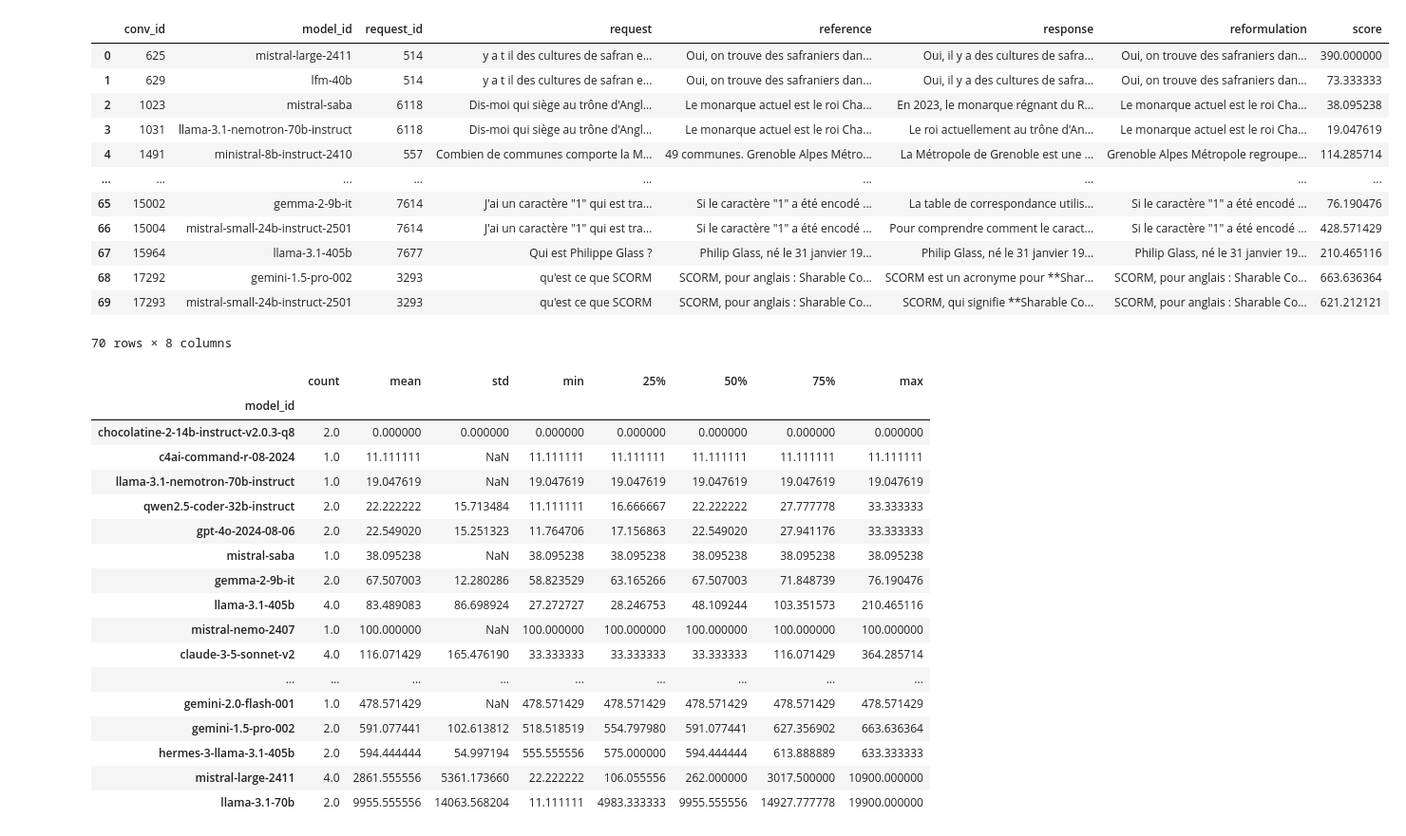
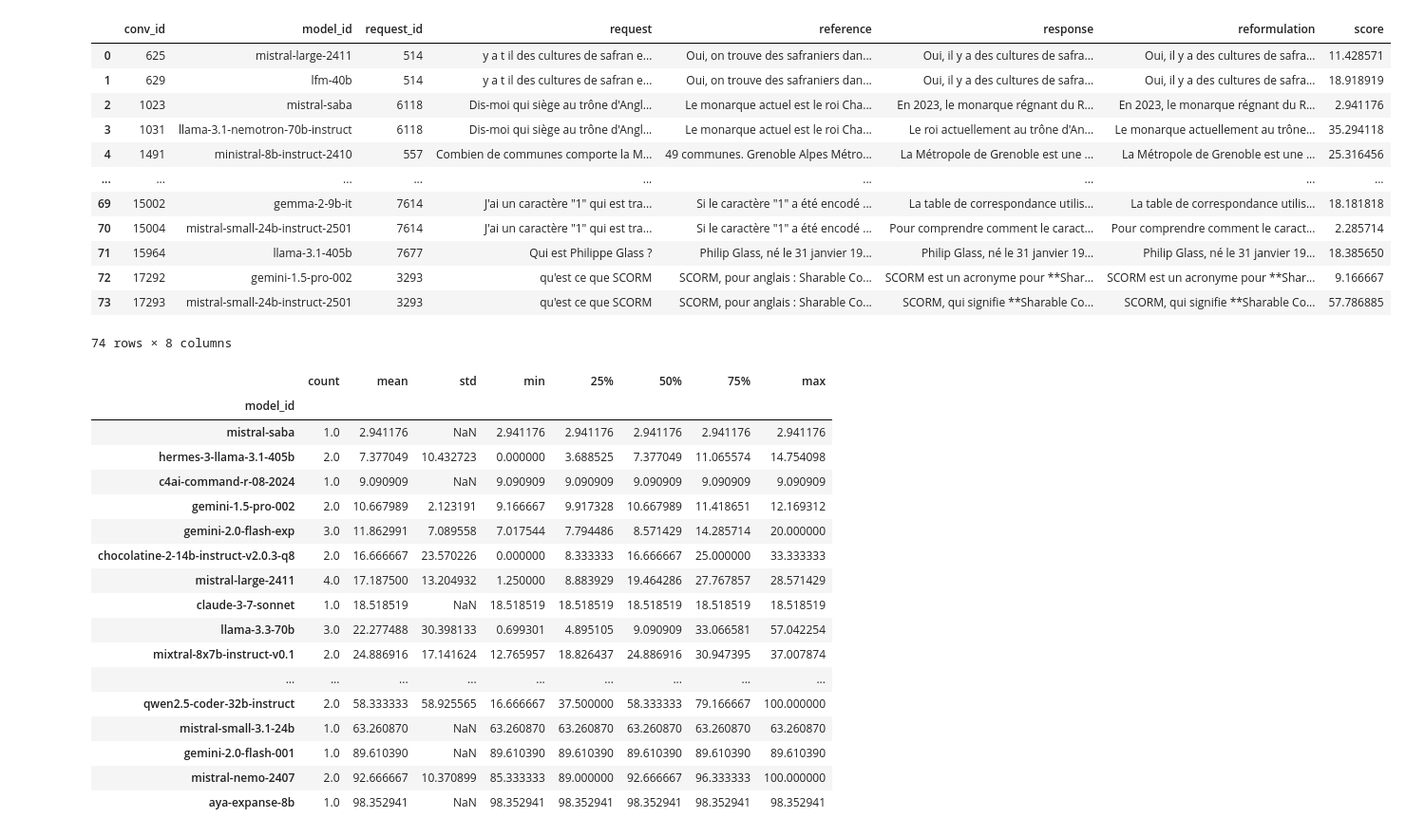
Before and after one commit to dieuantoine/aiter, a Jupyter notebook: analysis/notebooks/scores_analysis.ipynb, the cells around one changed output. Shown at 95% size. Drawn from its saved outputs; the diff is of its cells as text; code cells hidden in the pictures.

```diff
--- a/analysis/notebooks/scores_analysis.ipynb
+++ b/analysis/notebooks/scores_analysis.ipynb
@@ -1,43 +1,43 @@
 # %%
 import pandas as pd
 
-df = pd.read_csv("../../data/results_test1.csv")
+df = pd.read_csv("../../data/results_hyp_3.csv")
 df
 # %% [output]
 |  | conv_id | model_id | request_id | request | reference | response | reformulation | score |
-| 0 | 625 | mistral-large-2411 | 514 | y a t il des cultures de safran e... | Oui, on trouve des safraniers dan... | Oui, il y a des cultures de safra... | Oui, on trouve des safraniers dan... | 390.000000 |
-| 1 | 629 | lfm-40b | 514 | y a t il des cultures de safran e... | Oui, on trouve des safraniers dan... | Oui, il y a des cultures de safra... | Oui, on trouve des safraniers dan... | 73.333333 |
-| 2 | 1023 | mistral-saba | 6118 | Dis-moi qui siège au trône d'Angl... | Le monarque actuel est le roi Cha... | En 2023, le monarque régnant du R... | Le monarque actuel est le roi Cha... | 38.095238 |
-| 3 | 1031 | llama-3.1-nemotron-70b-instruct | 6118 | Dis-moi qui siège au trône d'Angl... | Le monarque actuel est le roi Cha... | Le roi actuellement au trône d'An... | Le monarque actuel est le roi Cha... | 19.047619 |
-| 4 | 1491 | ministral-8b-instruct-2410 | 557 | Combien de communes comporte la M... | 49 communes. Grenoble Alpes Métro... | La Métropole de Grenoble est une ... | Grenoble Alpes Métropole regroupe... | 114.285714 |
+| 0 | 625 | mistral-large-2411 | 514 | y a t il des cultures de safran e... | Oui, on trouve des safraniers dan... | Oui, il y a des cultures de safra... | Oui, il y a des cultures de safra... | 11.428571 |
+| 1 | 629 | lfm-40b | 514 | y a t il des cultures de safran e... | Oui, on trouve des safraniers dan... | Oui, il y a des cultures de safra... | Oui, il y a des cultures de safra... | 18.918919 |
+| 2 | 1023 | mistral-saba | 6118 | Dis-moi qui siège au trône d'Angl... | Le monarque actuel est le roi Cha... | En 2023, le monarque régnant du R... | En 2023, le monarque régnant du R... | 2.941176 |
+| 3 | 1031 | llama-3.1-nemotron-70b-instruct | 6118 | Dis-moi qui siège au trône d'Angl... | Le monarque actuel est le roi Cha... | Le roi actuellement au trône d'An... | Le monarque actuellement au trône... | 35.294118 |
+| 4 | 1491 | ministral-8b-instruct-2410 | 557 | Combien de communes comporte la M... | 49 communes. Grenoble Alpes Métro... | La Métropole de Grenoble est une ... | La Métropole de Grenoble est une ... | 25.316456 |
 | ... | ... | ... | ... | ... | ... | ... | ... | ... |
-| 65 | 15002 | gemma-2-9b-it | 7614 | J'ai un caractère "1" qui est tra... | Si le caractère "1" a été encodé ... | La table de correspondance utilis... | Si le caractère "1" a été encodé ... | 76.190476 |
-| 66 | 15004 | mistral-small-24b-instruct-2501 | 7614 | J'ai un caractère "1" qui est tra... | Si le caractère "1" a été encodé ... | Pour comprendre comment le caract... | Si le caractère "1" a été encodé ... | 428.571429 |
-| 67 | 15964 | llama-3.1-405b | 7677 | Qui est Philippe Glass ? | Philip Glass, né le 31 janvier 19... | Philip Glass, né le 31 janvier 19... | Philip Glass, né le 31 janvier 19... | 210.465116 |
-| 68 | 17292 | gemini-1.5-pro-002 | 3293 | qu'est ce que SCORM | SCORM, pour anglais : Sharable Co... | SCORM est un acronyme pour **Shar... | SCORM, pour anglais : Sharable Co... | 663.636364 |
-| 69 | 17293 | mistral-small-24b-instruct-2501 | 3293 | qu'est ce que SCORM | SCORM, pour anglais : Sharable Co... | SCORM, qui signifie **Sharable Co... | SCORM, pour anglais : Sharable Co... | 621.212121 |
+| 69 | 15002 | gemma-2-9b-it | 7614 | J'ai un caractère "1" qui est tra... | Si le caractère "1" a été encodé ... | La table de correspondance utilis... | La table de correspondance utilis... | 18.181818 |
+| 70 | 15004 | mistral-small-24b-instruct-2501 | 7614 | J'ai un caractère "1" qui est tra... | Si le caractère "1" a été encodé ... | Pour comprendre comment le caract... | Pour comprendre comment le caract... | 2.285714 |
+| 71 | 15964 | llama-3.1-405b | 7677 | Qui est Philippe Glass ? | Philip Glass, né le 31 janvier 19... | Philip Glass, né le 31 janvier 19... | Philip Glass, né le 31 janvier 19... | 18.385650 |
+| 72 | 17292 | gemini-1.5-pro-002 | 3293 | qu'est ce que SCORM | SCORM, pour anglais : Sharable Co... | SCORM est un acronyme pour **Shar... | SCORM est un acronyme pour **Shar... | 9.166667 |
+| 73 | 17293 | mistral-small-24b-instruct-2501 | 3293 | qu'est ce que SCORM | SCORM, pour anglais : Sharable Co... | SCORM, qui signifie **Sharable Co... | SCORM, qui signifie **Sharable Co... | 57.786885 |
-70 rows × 8 columns
+74 rows × 8 columns
 # %%
 df.groupby("model_id")["score"].describe().sort_values("mean")
 # %% [output]
 |  | count | mean | std | min | 25% | 50% | 75% | max |
 | model_id |  |  |  |  |  |  |  |  |
-| chocolatine-2-14b-instruct-v2.0.3-q8 | 2.0 | 0.000000 | 0.000000 | 0.000000 | 0.000000 | 0.000000 | 0.000000 | 0.000000 |
-| c4ai-command-r-08-2024 | 1.0 | 11.111111 | NaN | 11.111111 | 11.111111 | 11.111111 | 11.111111 | 11.111111 |
-| llama-3.1-nemotron-70b-instruct | 1.0 | 19.047619 | NaN | 19.047619 | 19.047619 | 19.047619 | 19.047619 | 19.047619 |
-| qwen2.5-coder-32b-instruct | 2.0 | 22.222222 | 15.713484 | 11.111111 | 16.666667 | 22.222222 | 27.777778 | 33.333333 |
-| gpt-4o-2024-08-06 | 2.0 | 22.549020 | 15.251323 | 11.764706 | 17.156863 | 22.549020 | 27.941176 | 33.333333 |
-| mistral-saba | 1.0 | 38.095238 | NaN | 38.095238 | 38.095238 | 38.095238 | 38.095238 | 38.095238 |
-| gemma-2-9b-it | 2.0 | 67.507003 | 12.280286 | 58.823529 | 63.165266 | 67.507003 | 71.848739 | 76.190476 |
-| llama-3.1-405b | 4.0 | 83.489083 | 86.698924 | 27.272727 | 28.246753 | 48.109244 | 103.351573 | 210.465116 |
-| mistral-nemo-2407 | 1.0 | 100.000000 | NaN | 100.000000 | 100.000000 | 100.000000 | 100.000000 | 100.000000 |
-| claude-3-5-sonnet-v2 | 4.0 | 116.071429 | 165.476190 | 33.333333 | 33.333333 | 33.333333 | 116.071429 | 364.285714 |
+| mistral-saba | 1.0 | 2.941176 | NaN | 2.941176 | 2.941176 | 2.941176 | 2.941176 | 2.941176 |
+| hermes-3-llama-3.1-405b | 2.0 | 7.377049 | 10.432723 | 0.000000 | 3.688525 | 7.377049 | 11.065574 | 14.754098 |
+| c4ai-command-r-08-2024 | 1.0 | 9.090909 | NaN | 9.090909 | 9.090909 | 9.090909 | 9.090909 | 9.090909 |
+| gemini-1.5-pro-002 | 2.0 | 10.667989 | 2.123191 | 9.166667 | 9.917328 | 10.667989 | 11.418651 | 12.169312 |
+| gemini-2.0-flash-exp | 3.0 | 11.862991 | 7.089558 | 7.017544 | 7.794486 | 8.571429 | 14.285714 | 20.000000 |
+| chocolatine-2-14b-instruct-v2.0.3-q8 | 2.0 | 16.666667 | 23.570226 | 0.000000 | 8.333333 | 16.666667 | 25.000000 | 33.333333 |
+| mistral-large-2411 | 4.0 | 17.187500 | 13.204932 | 1.250000 | 8.883929 | 19.464286 | 27.767857 | 28.571429 |
+| claude-3-7-sonnet | 1.0 | 18.518519 | NaN | 18.518519 | 18.518519 | 18.518519 | 18.518519 | 18.518519 |
+| llama-3.3-70b | 3.0 | 22.277488 | 30.398133 | 0.699301 | 4.895105 | 9.090909 | 33.066581 | 57.042254 |
+| mixtral-8x7b-instruct-v0.1 | 2.0 | 24.886916 | 17.141624 | 12.765957 | 18.826437 | 24.886916 | 30.947395 | 37.007874 |
 | ... | ... | ... | ... | ... | ... | ... | ... | ... |
-| gemini-2.0-flash-001 | 1.0 | 478.571429 | NaN | 478.571429 | 478.571429 | 478.571429 | 478.571429 | 478.571429 |
-| gemini-1.5-pro-002 | 2.0 | 591.077441 | 102.613812 | 518.518519 | 554.797980 | 591.077441 | 627.356902 | 663.636364 |
-| hermes-3-llama-3.1-405b | 2.0 | 594.444444 | 54.997194 | 555.555556 | 575.000000 | 594.444444 | 613.888889 | 633.333333 |
-| mistral-large-2411 | 4.0 | 2861.555556 | 5361.173660 | 22.222222 | 106.055556 | 262.000000 | 3017.500000 | 10900.000000 |
-| llama-3.1-70b | 2.0 | 9955.555556 | 14063.568204 | 11.111111 | 4983.333333 | 9955.555556 | 14927.777778 | 19900.000000 |
+| qwen2.5-coder-32b-instruct | 2.0 | 58.333333 | 58.925565 | 16.666667 | 37.500000 | 58.333333 | 79.166667 | 100.000000 |
+| mistral-small-3.1-24b | 1.0 | 63.260870 | NaN | 63.260870 | 63.260870 | 63.260870 | 63.260870 | 63.260870 |
+| gemini-2.0-flash-001 | 1.0 | 89.610390 | NaN | 89.610390 | 89.610390 | 89.610390 | 89.610390 | 89.610390 |
+| mistral-nemo-2407 | 2.0 | 92.666667 | 10.370899 | 85.333333 | 89.000000 | 92.666667 | 96.333333 | 100.000000 |
+| aya-expanse-8b | 1.0 | 98.352941 | NaN | 98.352941 | 98.352941 | 98.352941 | 98.352941 | 98.352941 |
 # %%
 df.groupby("request")["score"].describe().sort_values("mean")
 # %% [output]
```
Also changed, not shown: parts of 3 cells of this notebook, 7 other files.
